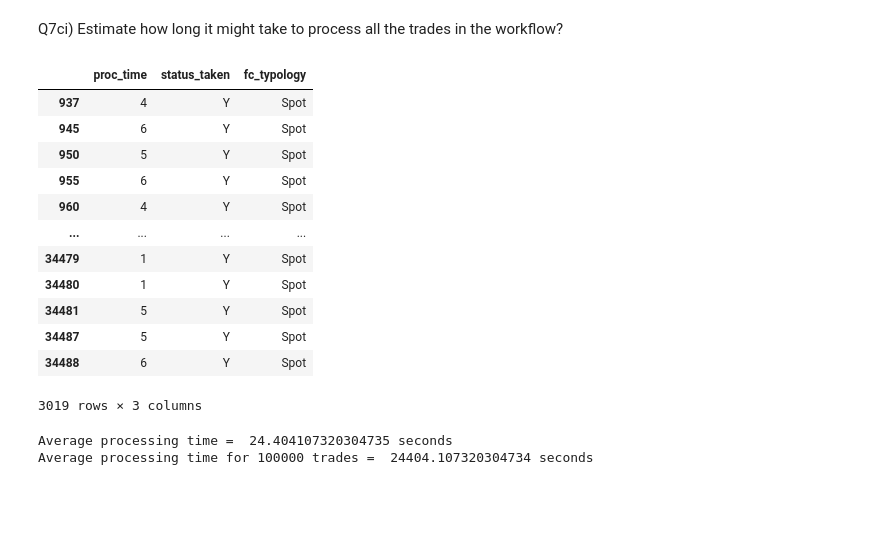
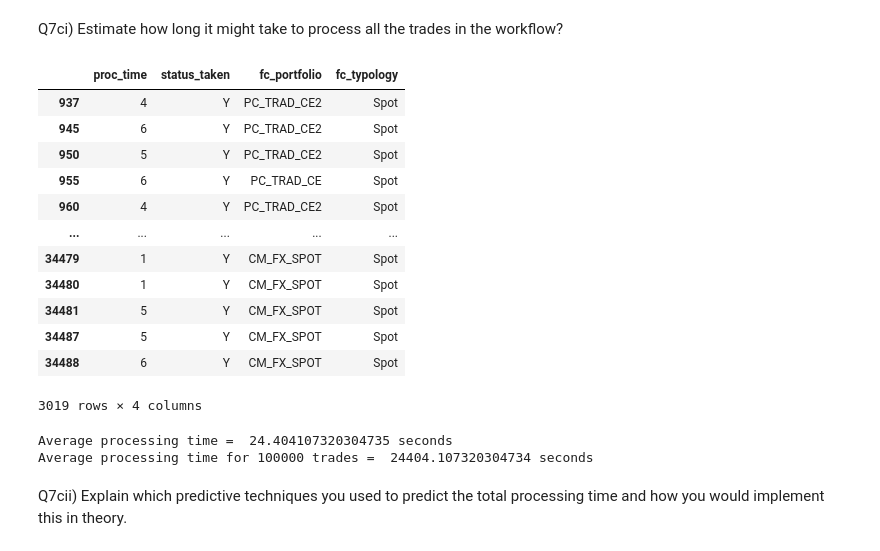
Before and after one commit to ash-111/Technical-Assignment---April-5, a Jupyter notebook: Code_v3.ipynb, the cells around one changed output. Drawn from its saved outputs; the diff is of its cells as text; code cells hidden in the pictures; blank space fills up the shorter version.

```diff
--- a/Code_v3.ipynb
+++ b/Code_v3.ipynb
@@ -288,24 +678,25 @@ sns.barplot(y='Ones', x='xmlflow_status', data=df7, color="b")
 # %% [markdown]
 Q7ci) Estimate how long it might take to process all the trades in the workflow?
 # %%
-df8 = df_StpFcEntries[['proc_time', 'status_taken', 'fc_typology']]
+df8 = df_StpFcEntries[['proc_time', 'status_taken', 'fc_portfolio', 'fc_typology']]
 df8 = df8[df8['status_taken'].str.contains('Y')]
 df8 = df8[df8['fc_typology'].str.contains('Spot')]
+# df8 = df8[df8['fc_portfolio'].str.contains('CM_FX_SPOT')]
 df8
 # %% [output]
-|  | proc_time | status_taken | fc_typology |
-| 937 | 4 | Y | Spot |
-| 945 | 6 | Y | Spot |
-| 950 | 5 | Y | Spot |
-| 955 | 6 | Y | Spot |
-| 960 | 4 | Y | Spot |
-| ... | ... | ... | ... |
-| 34479 | 1 | Y | Spot |
-| 34480 | 1 | Y | Spot |
-| 34481 | 5 | Y | Spot |
-| 34487 | 5 | Y | Spot |
-| 34488 | 6 | Y | Spot |
+|  | proc_time | status_taken | fc_portfolio | fc_typology |
+| 937 | 4 | Y | PC_TRAD_CE2 | Spot |
+| 945 | 6 | Y | PC_TRAD_CE2 | Spot |
+| 950 | 5 | Y | PC_TRAD_CE2 | Spot |
+| 955 | 6 | Y | PC_TRAD_CE | Spot |
+| 960 | 4 | Y | PC_TRAD_CE2 | Spot |
+| ... | ... | ... | ... | ... |
+| 34479 | 1 | Y | CM_FX_SPOT | Spot |
+| 34480 | 1 | Y | CM_FX_SPOT | Spot |
+| 34481 | 5 | Y | CM_FX_SPOT | Spot |
+| 34487 | 5 | Y | CM_FX_SPOT | Spot |
+| 34488 | 6 | Y | CM_FX_SPOT | Spot |
-3019 rows × 3 columns
+3019 rows × 4 columns
 # %%
 df8 = df8[['proc_time']]
 avgProcTime = df8.mean().values[0]
@@ -314,3 +705,6 @@ print("Average processing time for 100000 trades = ", avgProcTime*1000, "seconds
 # %% [output]
 Average processing time =  24.404107320304735 seconds
 Average processing time for 100000 trades =  24404.107320304734 seconds
+# %% [markdown]
+Q7cii) Explain which predictive techniques you used to predict the total processing time and how you
+would implement this in theory.
```
Also changed, not shown: parts of 32 cells of this notebook, 2 other files.
